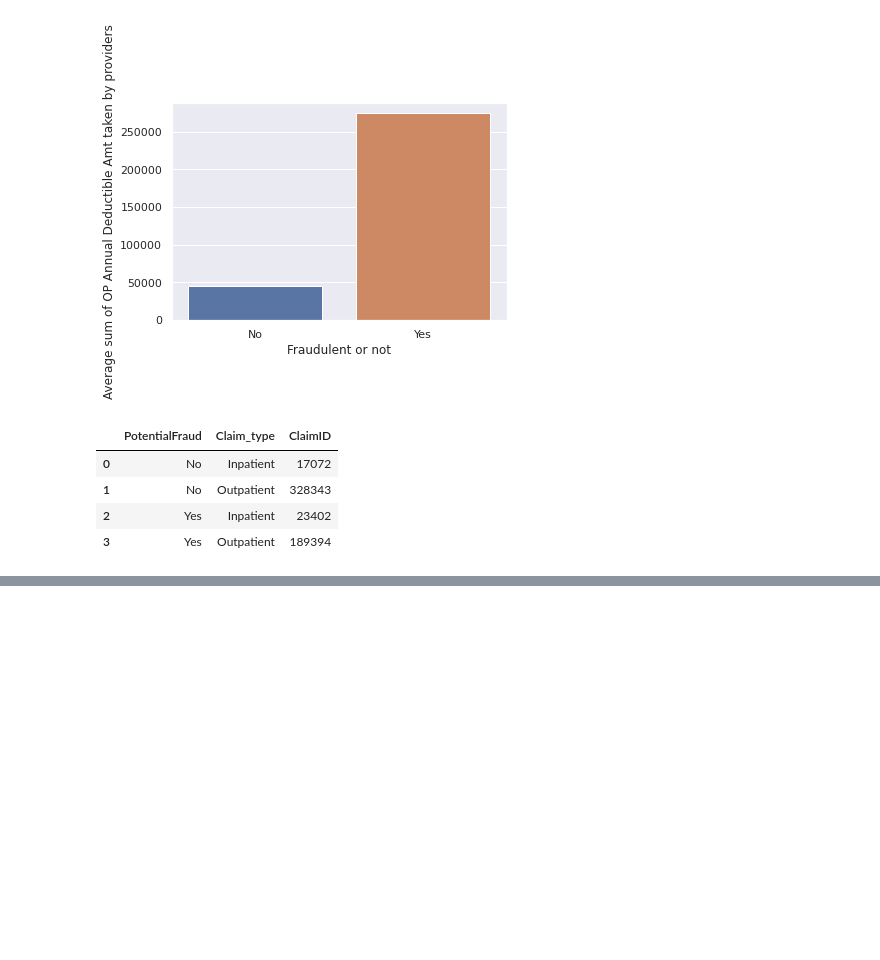
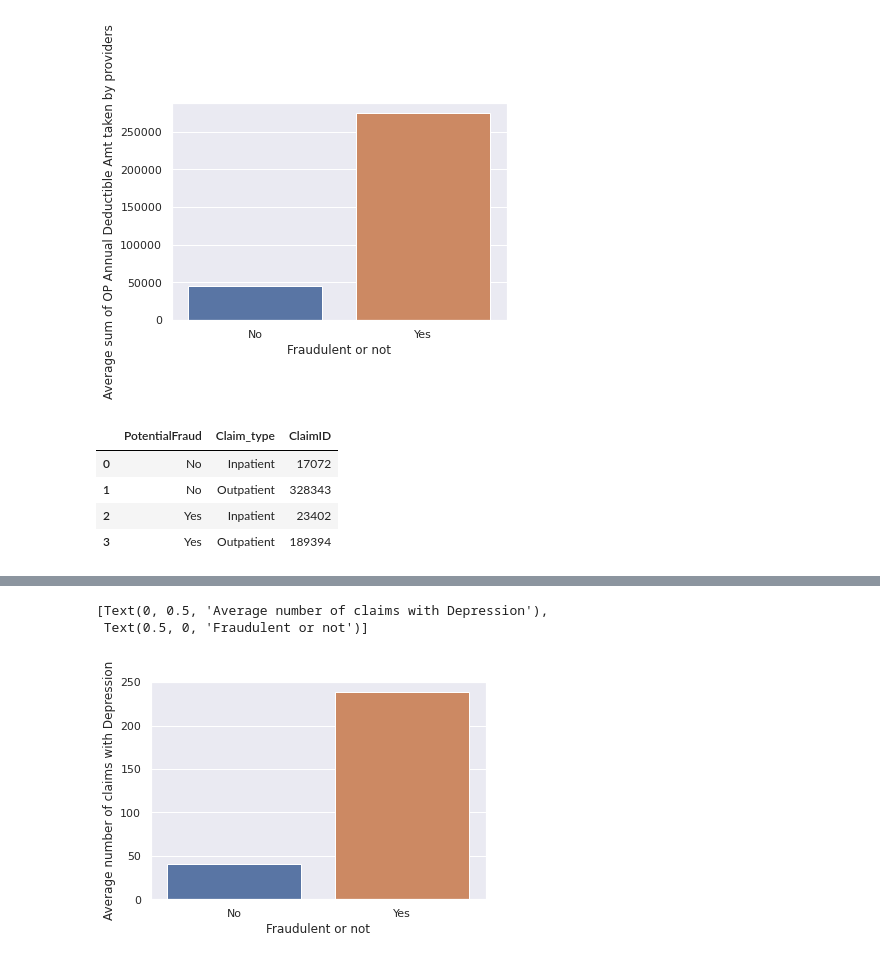
Before and after one commit to areias/healthcare_fraud, a Jupyter notebook: healthcare_fraud.ipynb, the cells around one changed output, grey strips where cells are left out. Cells and saved outputs as stored; diff of their text form; code cells hidden in the pictures; blank space fills up the shorter version.

```diff
--- a/healthcare_fraud.ipynb
+++ b/healthcare_fraud.ipynb
@@ -499,0 +518,9 @@ groups
+# %%
+groups = final_train.loc[final_train['ChronicCond_Depression']==2].groupby(['Provider','PotentialFraud'], as_index=False)['ChronicCond_Depression'].count()
+groups=groups.groupby(['PotentialFraud'], as_index=False)['ChronicCond_Depression'].mean()
+ax=sns.barplot(x='PotentialFraud',y='ChronicCond_Depression', data=groups)
+ax.set(xlabel="Fraudulent or not", ylabel = "Average number of claims with Depression")
+# %% [output]
+[Text(0, 0.5, 'Average number of claims with Depression'),
+ Text(0.5, 0, 'Fraudulent or not')]
+[figure, added]
```
Also changed, not shown: parts of 5 cells of this notebook.
